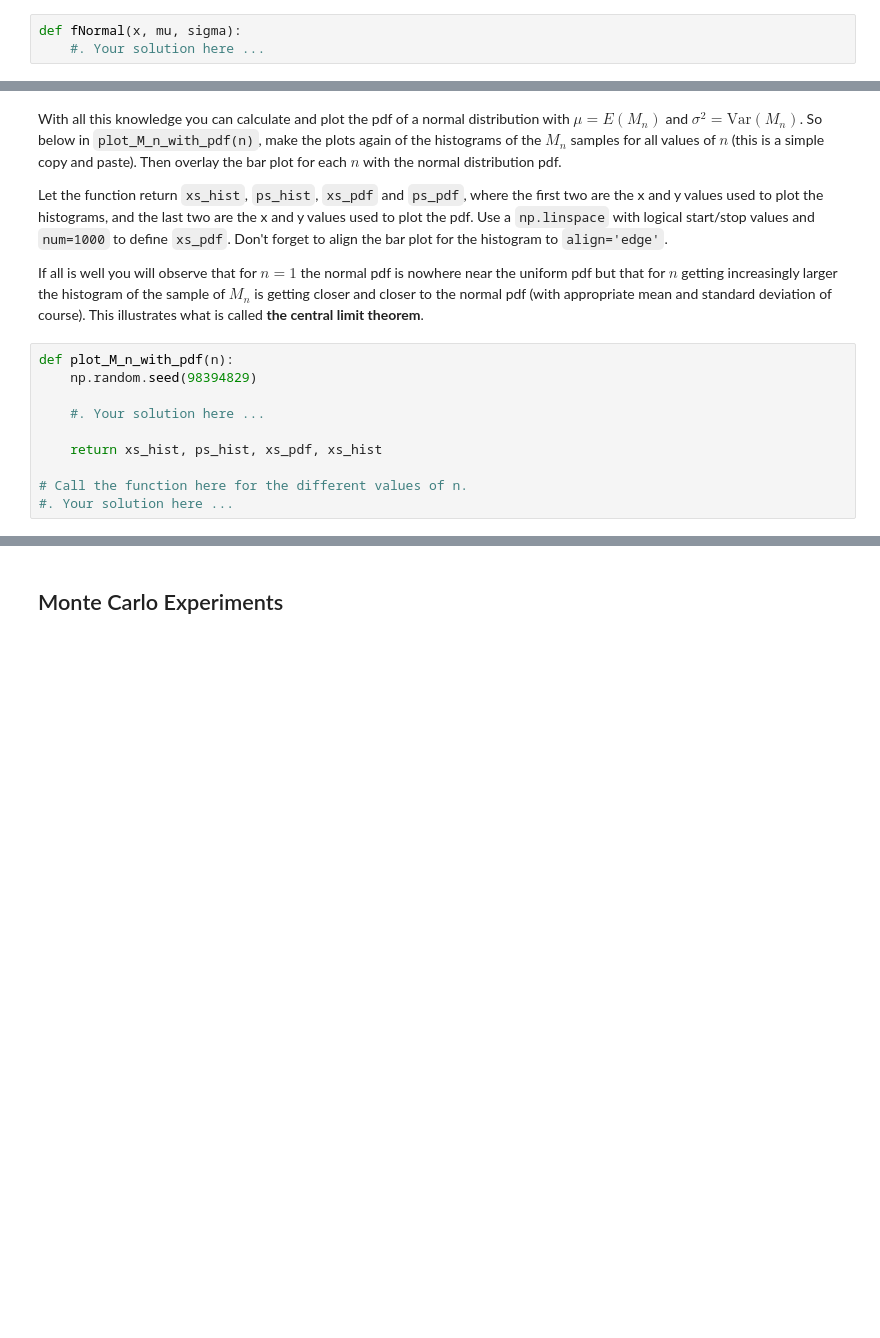
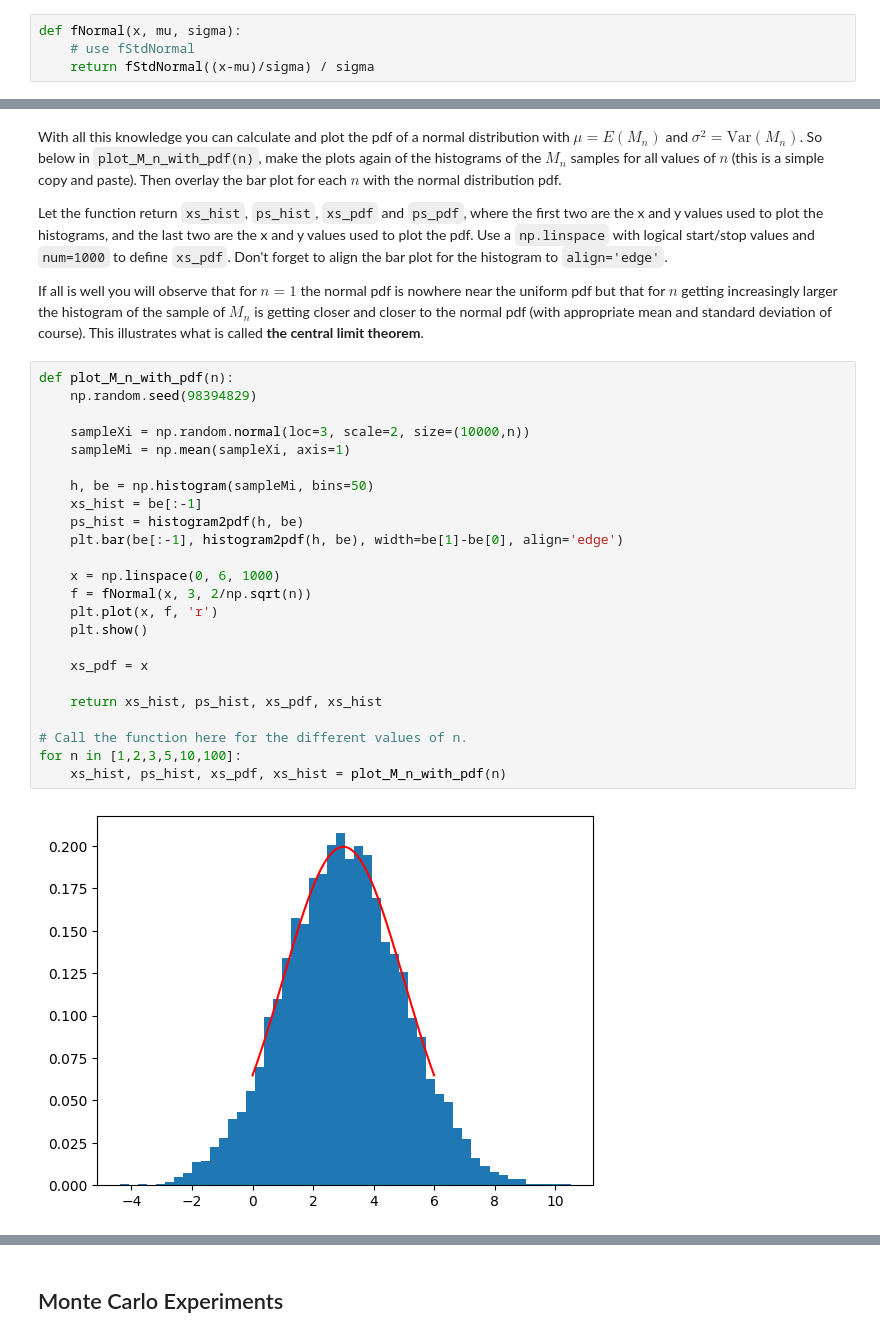
Before and after one commit to SashaLinden/StatRed, a Jupyter notebook: ML_Random_student.ipynb, the cells around one changed output, grey strips where cells are left out. Cells and saved outputs as stored; diff of their text form; blank space fills up the shorter version.

```diff
--- a/ML_Random_student.ipynb
+++ b/ML_Random_student.ipynb
@@ -143,7 +169,8 @@ You have already written the code for the pdf of the standard normal distributio
 Now define the function ``fNormal`` for a normal distribution with mean $\mu$ and standard deviation $\sigma$. You have to use your ``fStdNormal`` function. Refer to the  section in the lecture notes on [Scaled and Shifted Distributions](https://staff.fnwi.uva.nl/r.vandenboomgaard/MachineLearning/LectureNotes/ProbabilityStatistics/rvCalculations.html#scaled-and-shifted-distributions).
 # %%
 def fNormal(x, mu, sigma):
-    #. Your solution here ...
+    # use fStdNormal
+    return fStdNormal((x-mu)/sigma) / sigma
 # %%
 x = np.linspace(-5, 15, 1000)
 f = fNormal(x, 5, 3)
@@ -188,13 +224,29 @@ Let the function return `xs_hist`, `ps_hist`, `xs_pdf` and `ps_pdf`, where the f
 Use a `np.linspace` with logical start/stop values and `num=1000` to define `xs_pdf`. Don't forget to align the bar plot for the histogram to `align='edge'`.
 
 If all is well you will observe that for $n=1$ the normal pdf is nowhere near the uniform pdf but that for $n$ getting increasingly larger the histogram of the sample of $M_n$ is getting closer and closer to the normal pdf (with appropriate mean and standard deviation of course). This illustrates what is called **the central limit theorem**.
-# %%
-def plot_M_n_with_pdf(n):
-    np.random.seed(98394829)
-
-    #. Your solution here ...
-
-    return xs_hist, ps_hist, xs_pdf, xs_hist
-
-# Call the function here for the different values of n.
-#. Your solution here ...
+# %%
+def plot_M_n_with_pdf(n):
+    np.random.seed(98394829)
+
+    sampleXi = np.random.normal(loc=3, scale=2, size=(10000,n))
+    sampleMi = np.mean(sampleXi, axis=1)
+
+    h, be = np.histogram(sampleMi, bins=50)
+    xs_hist = be[:-1]
+    ps_hist = histogram2pdf(h, be)
+    plt.bar(be[:-1], histogram2pdf(h, be), width=be[1]-be[0], align='edge')
+
+    x = np.linspace(0, 6, 1000)
+    f = fNormal(x, 3, 2/np.sqrt(n))
+    plt.plot(x, f, 'r')
+    plt.show()
+
+    xs_pdf = x
+
+    return xs_hist, ps_hist, xs_pdf, xs_hist
+
+# Call the function here for the different values of n.
+for n in [1,2,3,5,10,100]:
+    xs_hist, ps_hist, xs_pdf, xs_hist = plot_M_n_with_pdf(n)
+# %% [output]
+[figure, added]
```
Also changed, not shown: parts of 14 cells of this notebook.
